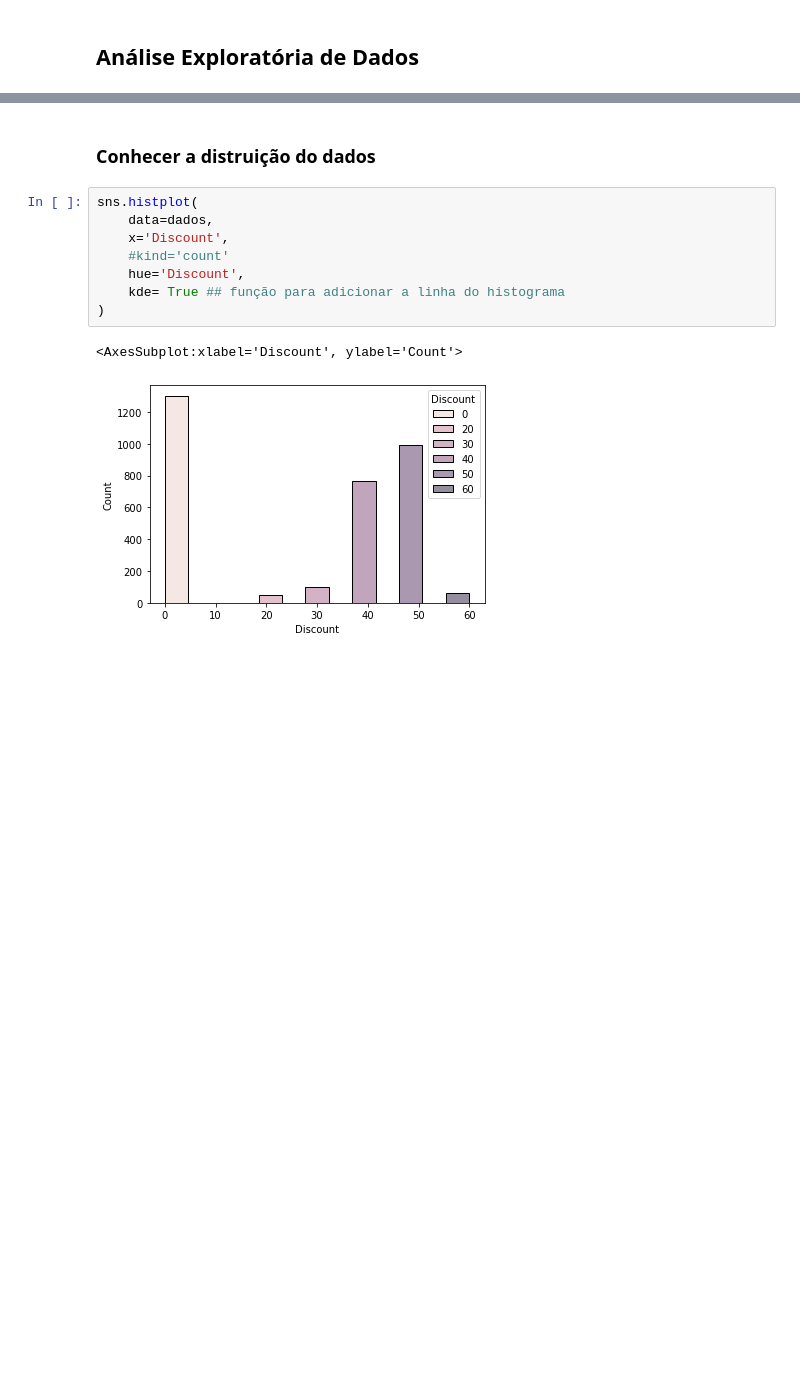
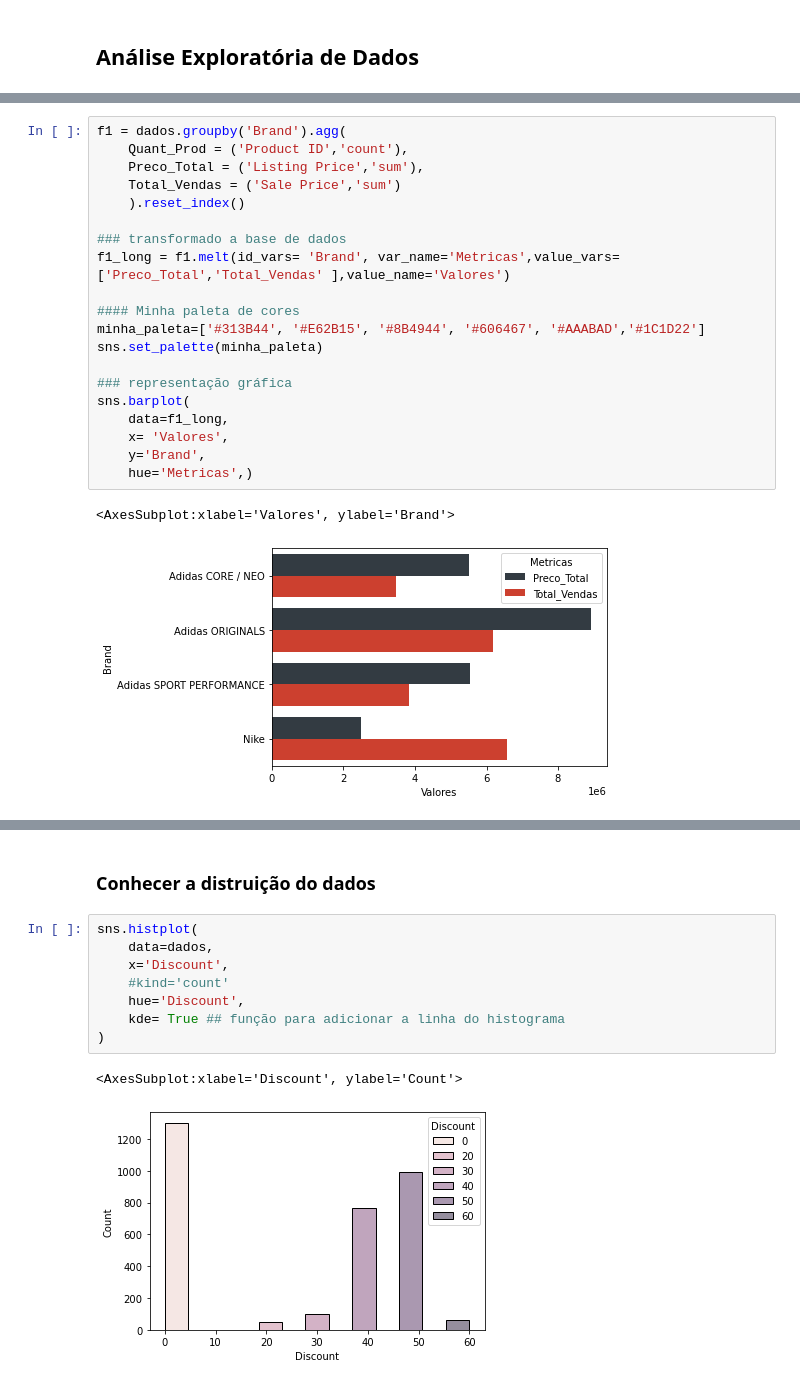
Before and after one commit to MaurilioGauss/AdidasVSNike_kaggle, a Jupyter notebook: CC_adidas_nike.ipynb, the cells around one changed output, grey strips where cells are left out. Cells and saved outputs as stored; diff of their text form; blank space fills up the shorter version.

```diff
--- a/CC_adidas_nike.ipynb
+++ b/CC_adidas_nike.ipynb
@@ -78,0 +141,23 @@ dados.head(4)
+# %%
+f1 = dados.groupby('Brand').agg(
+    Quant_Prod = ('Product ID','count'),
+    Preco_Total = ('Listing Price','sum'),
+    Total_Vendas = ('Sale Price','sum')
+    ).reset_index()
+
+### transformado a base de dados
+f1_long = f1.melt(id_vars= 'Brand', var_name='Metricas',value_vars=['Preco_Total','Total_Vendas' ],value_name='Valores')
+
+#### Minha paleta de cores
+minha_paleta=['#313B44', '#E62B15', '#8B4944', '#606467', '#AAABAD','#1C1D22']
+sns.set_palette(minha_paleta)
+
+### representação gráfica
+sns.barplot(
+    data=f1_long,
+    x= 'Valores',
+    y='Brand',
+    hue='Metricas',)
+# %% [output]
+<AxesSubplot:xlabel='Valores', ylabel='Brand'>
+[figure, added]
```
Also changed, not shown: parts of 22 cells of this notebook, 1 other file.
